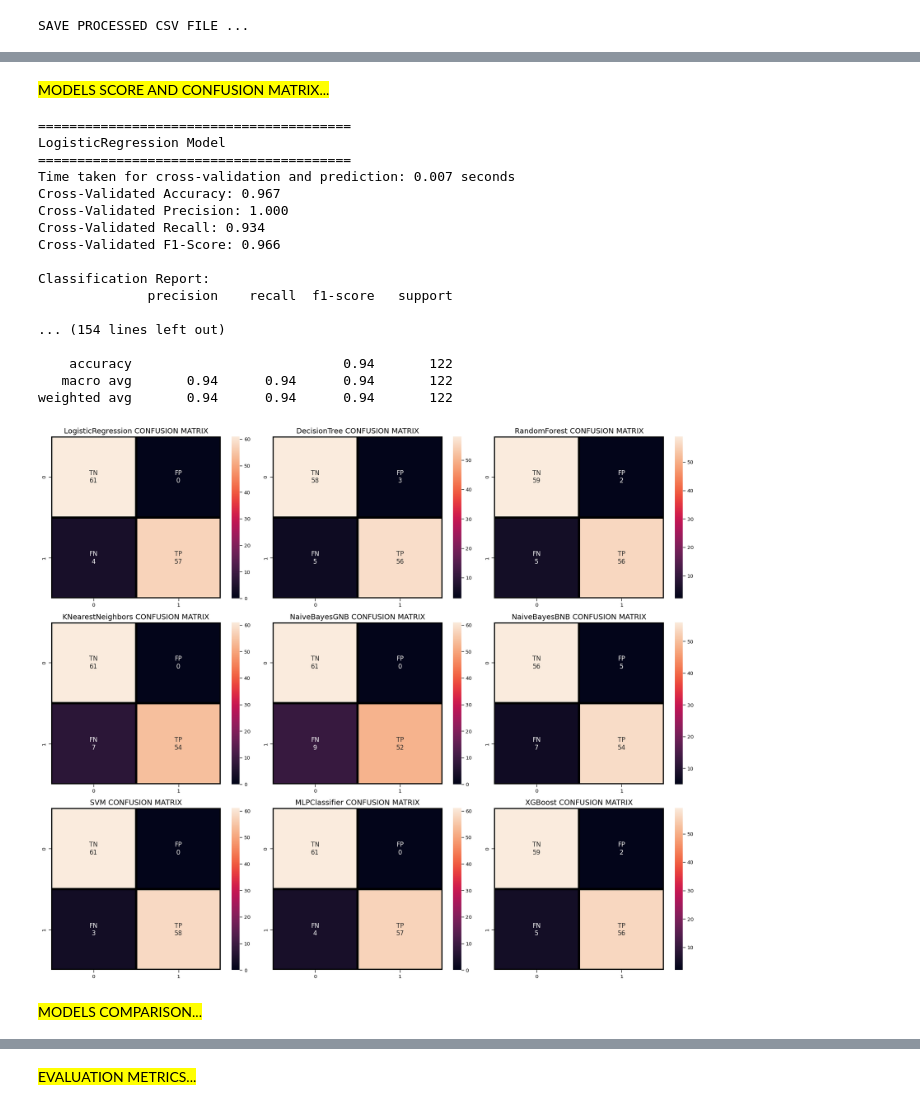
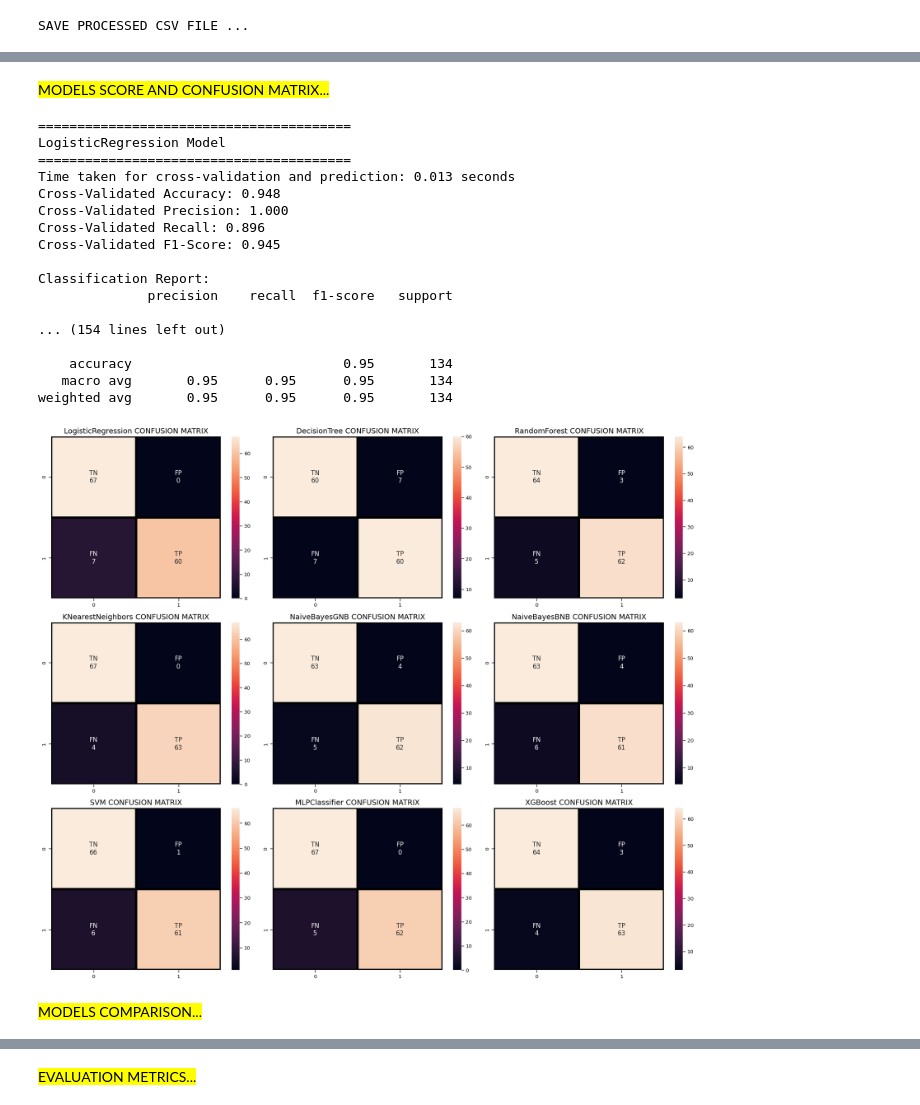
Before and after one commit to jawdatmerhy/public, a Jupyter notebook: softwareRisk.ipynb, the cells around one changed output, grey strips where cells are left out. Cells and saved outputs as stored; diff of their text form; code cells hidden in the pictures.

```diff
--- a/softwareRisk.ipynb
+++ b/softwareRisk.ipynb
@@ -1432,7 +1432,7 @@ scaler = get_scaler(scaler_type)
 X_scaled = scaler.fit_transform(X)
 
 # Data Splitting
-X_train, X_test, y_train, y_test = train_test_split(X_scaled,y, test_size = 0.15,
+X_train, X_test, y_train, y_test = train_test_split(X_scaled,y, test_size = 0.20,
 random_state = 42)
 
 print(colored(tabulate(X.head(2), headers='keys', tablefmt='fancy_grid'), 'cyan'))
@@ -1590,27 +1684,11 @@ MODELS COMPARISON...
 # %%
 display_colored_message("MODELS SCORE AND CONFUSION MATRIX...")
 
-# Apply SMOTE for oversampling on the training data
-smote = SMOTE(random_state=42, k_neighbors=3)  # Set k_neighbors to 3
-X_train_oversampled, y_train_oversampled = smote.fit_resample(X_train, y_train)
 
 # Verify the consistency of oversampled data
 assert len(X_train_oversampled) == len(y_train_oversampled), \
     f"Length mismatch: {len(X_train_oversampled)} features and {len(y_train_oversampled)} labels."
 
-# List of models to train
-models = [
-   ("LogisticRegression", LogisticRegression(C=1, max_iter=100, solver='newton-cg')),
-    ("DecisionTree", DecisionTreeClassifier()),
-    ("RandomForest", RandomForestClassifier(n_estimators=150, max_depth=17, min_samples_leaf=10, min_samples_split=9)),
-    ("KNearestNeighbors", KNeighborsClassifier(n_neighbors=5)),
-    ("NaiveBayesGNB", GaussianNB()),
-    ("NaiveBayesBNB", BernoulliNB()),
-    #("SVM", SGDClassifier(loss='log_loss', random_state=42)),
-    ("SVM", SGDClassifier(loss='log_loss', random_state=42, alpha=0.1, max_iter=1000, penalty='l2', tol=0.001)),
-    ("MLPClassifier", MLPClassifier(activation='relu', alpha=0.001, hidden_layer_sizes=(50,), solver='adam')),
-    ("XGBoost", XGBClassifier(learning_rate=0.1, max_depth=3, n_estimators=100, subsample=1.0))
-]
 
 
 # Create a DataFrame to store the evaluation metrics for each model
@@ -1686,46 +1764,43 @@ def evaluate_confusionMatric_and_plot_models(models, X_train, y_train):
             [labels[2], labels[3]]
         ]
 
         # Plot confusion matrix
         sns.heatmap(conf_mat, annot=labels_2d, annot_kws={"size": 12}, fmt="",  linecolor="k", linewidths=3, ax=axes[i])
         axes[i].set_title(f"{name} CONFUSION MATRIX", fontsize=14)
 
 
     plt.tight_layout()
     plt.show()
 
     return model_metrics
 
+models = get_list_models()
+
 # Evaluate the models with Stratified K-Fold Cross-Validation
 model_metrics = evaluate_confusionMatric_and_plot_models(models, X_train_oversampled, y_train_oversampled)
 
-def add_scaler_model_metrics(scaler, model_metrics):
-    scaler_model_metrics = {}
-    scaler_model_metrics['scaler'] = scaler
-    scaler_model_metrics['model_metrics'] = model_metrics
-    return scaler_model_metrics
 
 display_colored_message("MODELS COMPARISON...")
 # %% [output]
 MODELS SCORE AND CONFUSION MATRIX...
 ========================================
 LogisticRegression Model
 ========================================
-Time taken for cross-validation and prediction: 0.007 seconds
-Cross-Validated Accuracy: 0.967
+Time taken for cross-validation and prediction: 0.013 seconds
+Cross-Validated Accuracy: 0.948
 Cross-Validated Precision: 1.000
-Cross-Validated Recall: 0.934
-Cross-Validated F1-Score: 0.966
+Cross-Validated Recall: 0.896
+Cross-Validated F1-Score: 0.945
 
 Classification Report:
               precision    recall  f1-score   support
 
 ... (154 lines left out)
 
-    accuracy                           0.94       122
-   macro avg       0.94      0.94      0.94       122
-weighted avg       0.94      0.94      0.94       122
+    accuracy                           0.95       134
+   macro avg       0.95      0.95      0.95       134
+weighted avg       0.95      0.95      0.95       134
-[figure, old version]
+[figure, new version]
 MODELS COMPARISON...
 # %%
 ##############################################
```
Also changed, not shown: parts of 34 cells of this notebook.
